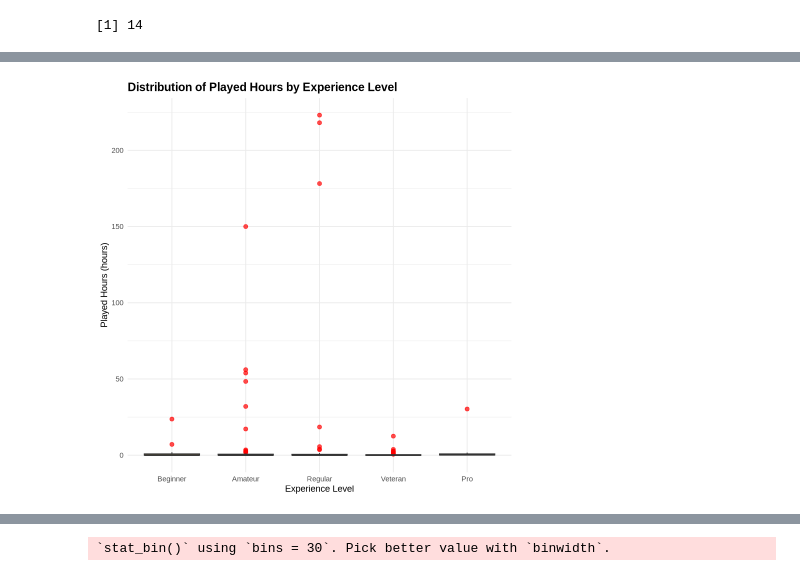
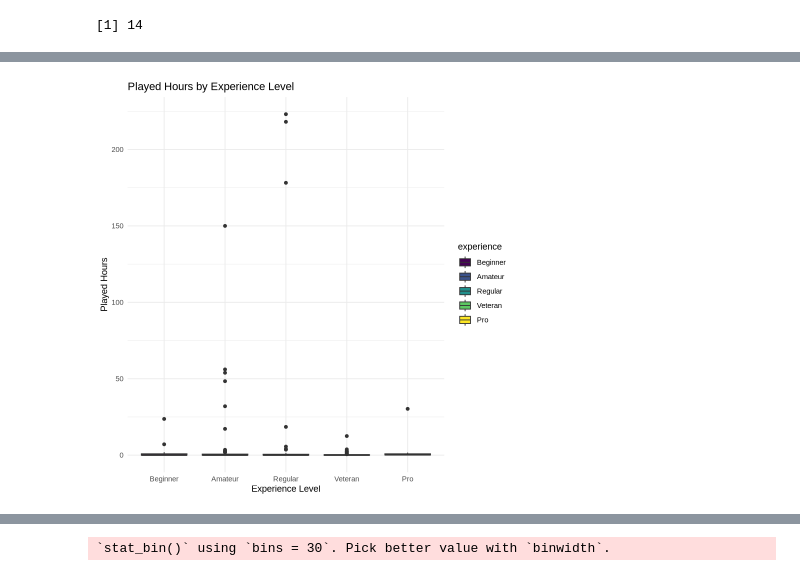
Before and after one commit to xkam7ar/datascienceproject, a Jupyter notebook: planning.ipynb, the cells around one changed output, grey strips where cells are left out. Drawn from its saved outputs; the diff is of its cells as text; code cells hidden in the pictures.

```diff
--- a/planning.ipynb
+++ b/planning.ipynb
@@ -252,18 +297,12 @@ pro_count
 # %%
 plot1 <- ggplot(players, aes(x = experience, y = played_hours, fill = experience)) +
-  geom_boxplot(alpha = 0.7, outlier.color = "red", outlier.size = 2) +
-  scale_fill_manual(values = c("Beginner" = "#E69F00", "Amateur" = "#56B4E9", "Regular" = "#009E73", "Veteran" = "#F0E442", "Pro" = "#D55E00")) +
+  geom_boxplot() +
   labs(
-    title = "Distribution of Played Hours by Experience Level",
+    title = "Played Hours by Experience Level",
     x = "Experience Level",
-    y = "Played Hours (hours)"
+    y = "Played Hours"
   ) +
-  theme_minimal() +
-  theme(
-    plot.title = element_text(face = "bold", size = 14),
-    plot.subtitle = element_text(size = 10, color = "gray40"),
-    legend.position = "none"
-  )
+  theme_minimal()
 plot1
 # %% [output]
-[figure, old version]
+[figure, new version]
```
Also changed, not shown: parts of 22 cells of this notebook.
